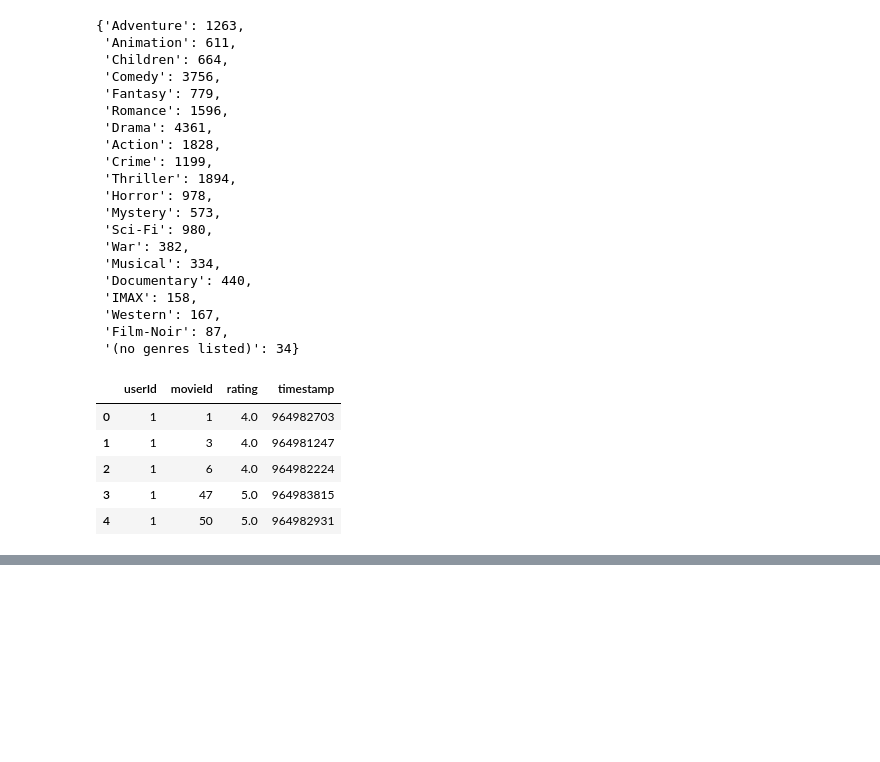
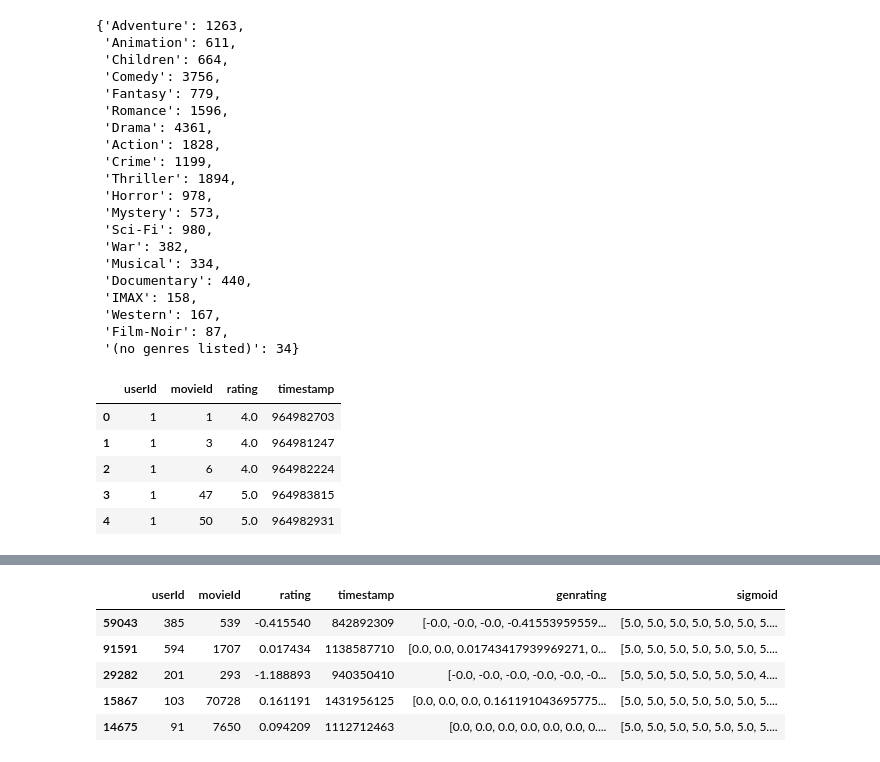
Before and after one commit to jule8198/MABRec, a Jupyter notebook: cleaner.ipynb, the cells around one changed output, grey strips where cells are left out. Saved outputs shown, nothing was run; the diff lists cells and outputs as text; code cells hidden in the pictures; blank space fills up the shorter version.

```diff
--- a/cleaner.ipynb
+++ b/cleaner.ipynb
@@ -93,0 +186,10 @@ NameError: name 'ratings' is not defined
+# %%
+train.merge(train_scores, on='userId')
+train.head()
+# %% [output]
+|  | userId | movieId | rating | timestamp | genrating | sigmoid |
+| 59043 | 385 | 539 | -0.415540 | 842892309 | [-0.0, -0.0, -0.0, -0.41553959559... | [5.0, 5.0, 5.0, 5.0, 5.0, 5.0, 5.... |
+| 91591 | 594 | 1707 | 0.017434 | 1138587710 | [0.0, 0.0, 0.01743417939969271, 0... | [5.0, 5.0, 5.0, 5.0, 5.0, 5.0, 5.... |
+| 29282 | 201 | 293 | -1.188893 | 940350410 | [-0.0, -0.0, -0.0, -0.0, -0.0, -0... | [5.0, 5.0, 5.0, 5.0, 5.0, 5.0, 4.... |
+| 15867 | 103 | 70728 | 0.161191 | 1431956125 | [0.0, 0.0, 0.0, 0.161191043695775... | [5.0, 5.0, 5.0, 5.0, 5.0, 5.0, 5.... |
+| 14675 | 91 | 7650 | 0.094209 | 1112712463 | [0.0, 0.0, 0.0, 0.0, 0.0, 0.0, 0.... | [5.0, 5.0, 5.0, 5.0, 5.0, 5.0, 5.... |
```
Also changed, not shown: parts of 11 cells of this notebook, 4 other files.
